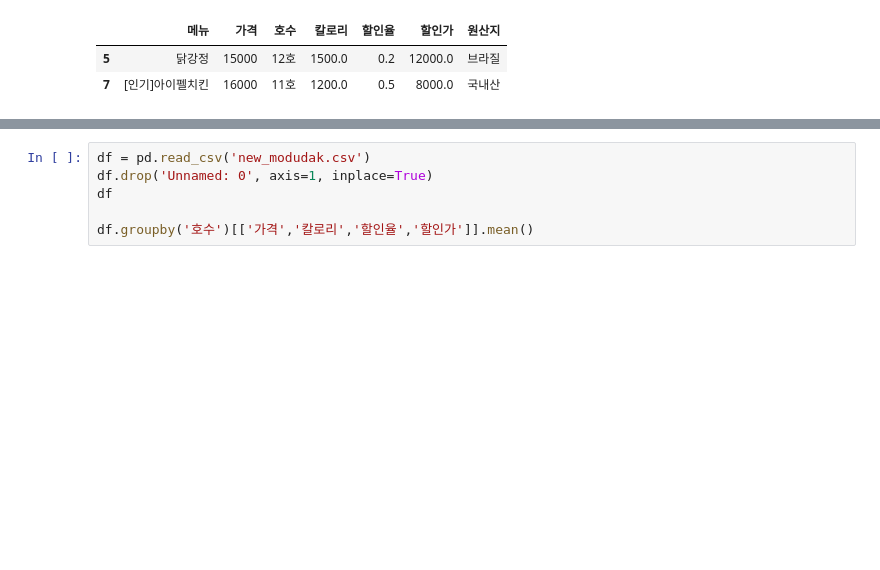
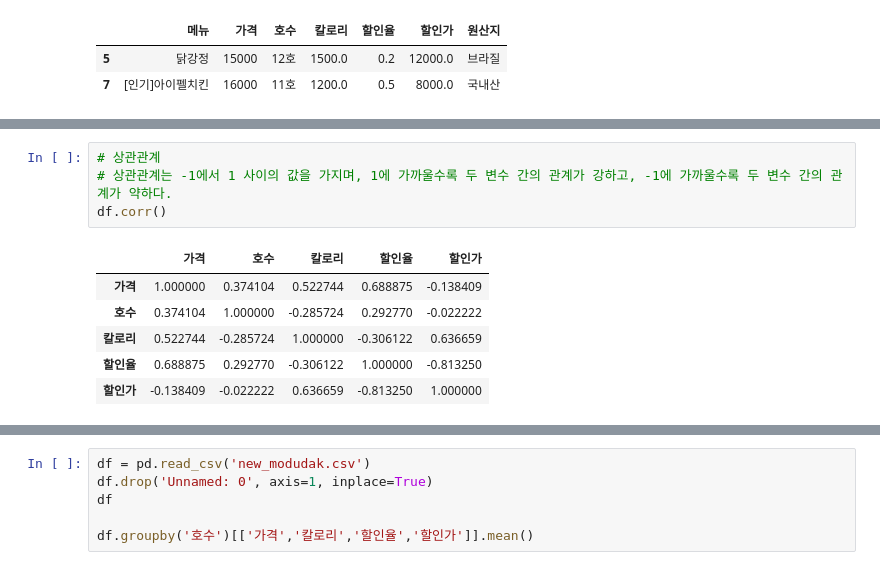
Before and after one commit to lys678/AIFFEL_Online_Quest, a Jupyter notebook: ML_With_Python/머신러닝_기초_노드3_판다스.ipynb, the cells around one changed output, grey strips where cells are left out. Saved outputs shown, nothing was run; the diff lists cells and outputs as text; blank space fills up the shorter version.

```diff
--- a/ML_With_Python/머신러닝_기초_노드3_판다스.ipynb
+++ b/ML_With_Python/머신러닝_기초_노드3_판다스.ipynb
@@ -376,0 +433,11 @@ df[cond]
+# %%
+# 상관관계
+# 상관관계는 -1에서 1 사이의 값을 가지며, 1에 가까울수록 두 변수 간의 관계가 강하고, -1에 가까울수록 두 변수 간의 관계가 약하다.
+df.corr()
+# %% [output]
+|  | 가격 | 호수 | 칼로리 | 할인율 | 할인가 |
+| 가격 | 1.000000 | 0.374104 | 0.522744 | 0.688875 | -0.138409 |
+| 호수 | 0.374104 | 1.000000 | -0.285724 | 0.292770 | -0.022222 |
+| 칼로리 | 0.522744 | -0.285724 | 1.000000 | -0.306122 | 0.636659 |
+| 할인율 | 0.688875 | 0.292770 | -0.306122 | 1.000000 | -0.813250 |
+| 할인가 | -0.138409 | -0.022222 | 0.636659 | -0.813250 | 1.000000 |
```
Also changed, not shown: parts of 9 cells of this notebook.
